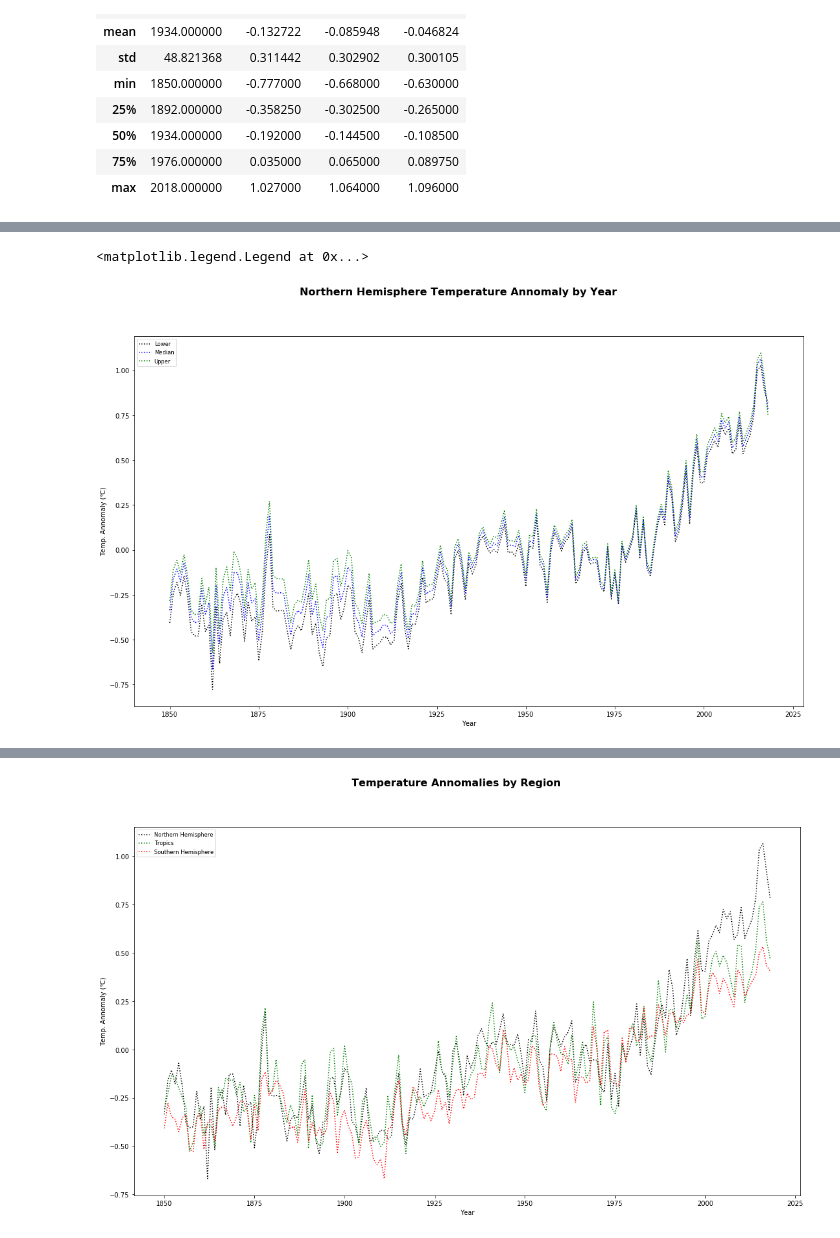
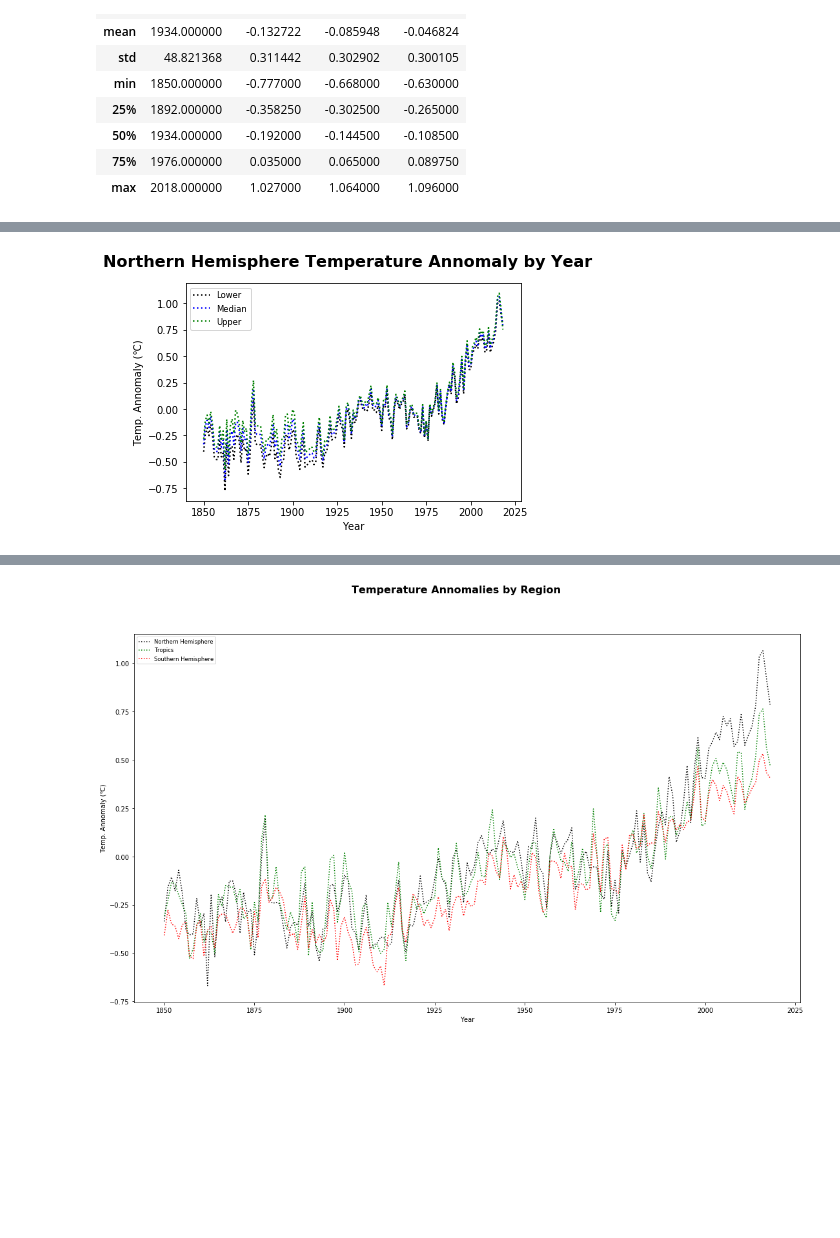
Before and after one commit to jnnhuynh-web/Project-1, a Jupyter notebook: Reference/Master Jupyter/Master File.ipynb, the cells around one changed output, grey strips where cells are left out. Cells and saved outputs as stored; diff of their text form; code cells hidden in the pictures; blank space fills up the shorter version.

```diff
--- a/Reference/Master Jupyter/Master File.ipynb
+++ b/Reference/Master Jupyter/Master File.ipynb
@@ -86,31 +87,33 @@ plt.legend(loc="best", fontsize="small", fancybox=True)
 # %%
 # Plot Northern Hemisphere trend
 
 # Filtering data frame for Global values only
 tempannomaly_northern = tempannomaly_data.loc[tempannomaly_data["Region"] == "Northern Hemisphere", :]
 
 # Plot
 fig, (ax2) = plt.subplots()
-fig.set_size_inches(18.5, 10.5)
+#fig.set_size_inches(18.5, 10.5)
 fig.suptitle("Northern Hemisphere Temperature Annomaly by Year", fontsize=16, fontweight="bold")
 
 ax2.set_xlim(min(tempannomaly_northern["Year"]-10), max(tempannomaly_northern["Year"]+10))
 ax2.plot(tempannomaly_northern["Year"], tempannomaly_northern["Lower"],color="black",
          linestyle = ":", label = "Lower")
 
 ax2.plot(tempannomaly_northern["Year"], tempannomaly_northern["Median"],color="blue",
          linestyle = ":", Label = "Median")
 
 ax2.plot(tempannomaly_northern["Year"], tempannomaly_northern["Upper"],color="green",
          linestyle = ":", Label = "Upper")
 
 ax2.set_ylabel("Temp. Annomaly (℃)")
 ax2.set_xlabel("Year")
 
 plt.legend(loc="best", fontsize="small", fancybox=True)
+
+
+plt.savefig("Northern_Annomaly.png")
 # %% [output]
-<matplotlib.legend.Legend at 0x...>
-[figure, old version]
+[figure, new version]
 # %%
 # Plot Tropics trend
 
```
Also changed, not shown: parts of 8 cells of this notebook, 11 other files.
